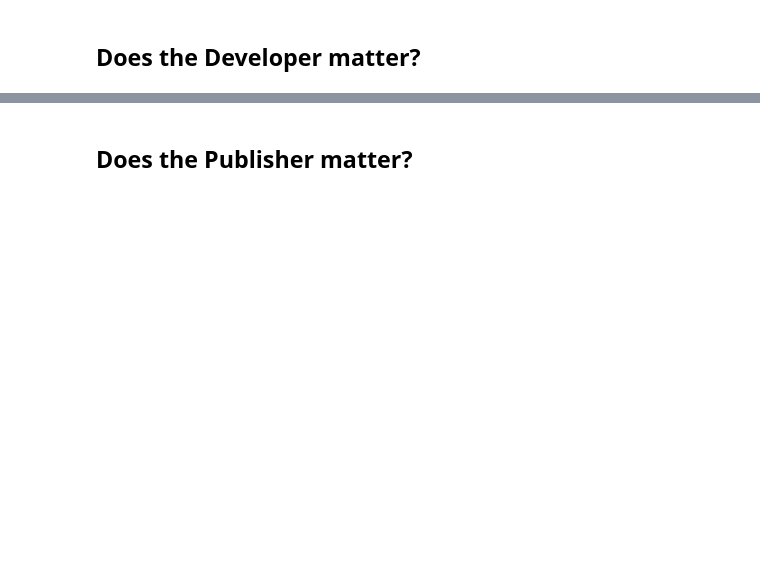
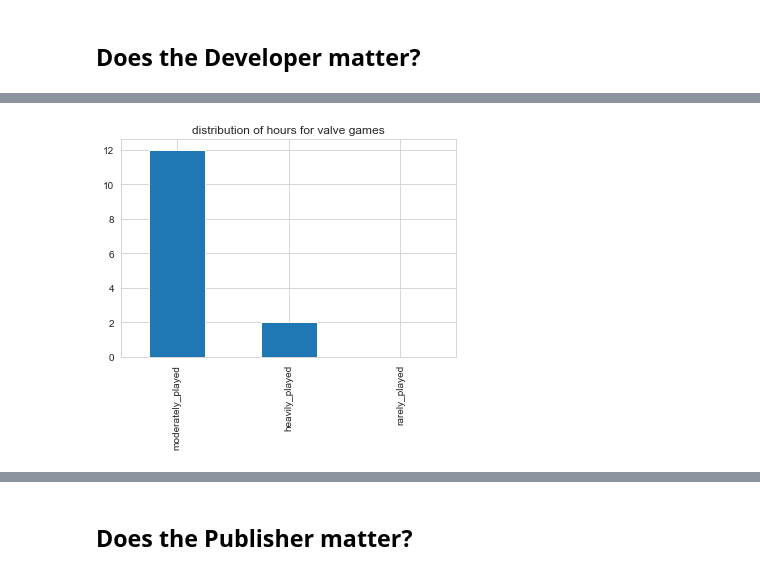
Before and after one commit to Estimating-steam-hours/Steam-Hours-Capstone, a Jupyter notebook: final_notebook.ipynb, the cells around one changed output, grey strips where cells are left out. Cells and saved outputs as stored; diff of their text form; code cells hidden in the pictures; blank space fills up the shorter version.

```diff
--- a/final_notebook.ipynb
+++ b/final_notebook.ipynb
@@ -153,3 +154,7 @@ e.developer_visual(train)
+# %%
+e.supporting_viz(train)
+# %% [output]
+[figure, added]
 # %%
 e.get_chi_valve(train)
 # %% [output]
```
Also changed, not shown: parts of 33 cells of this notebook.
